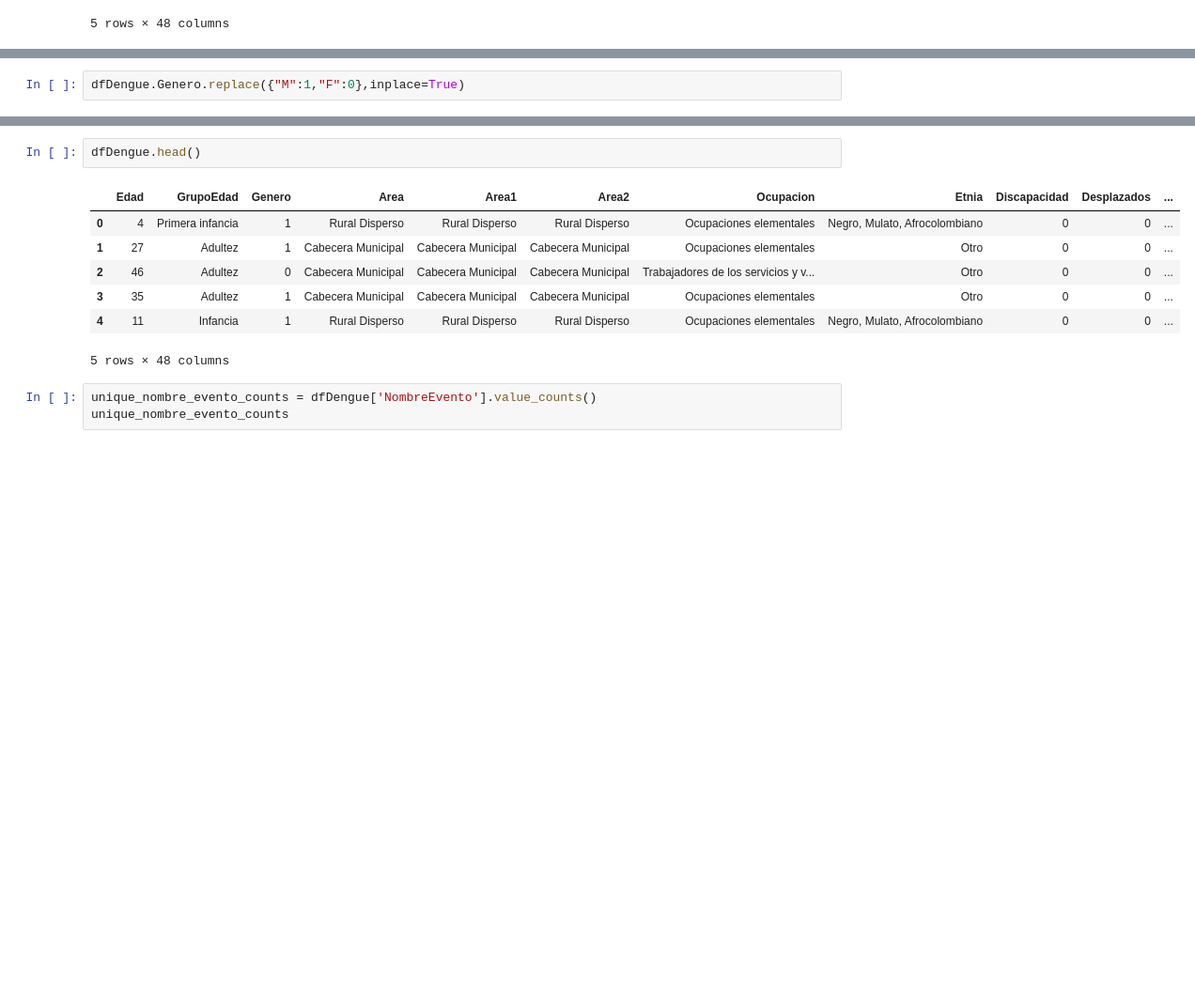
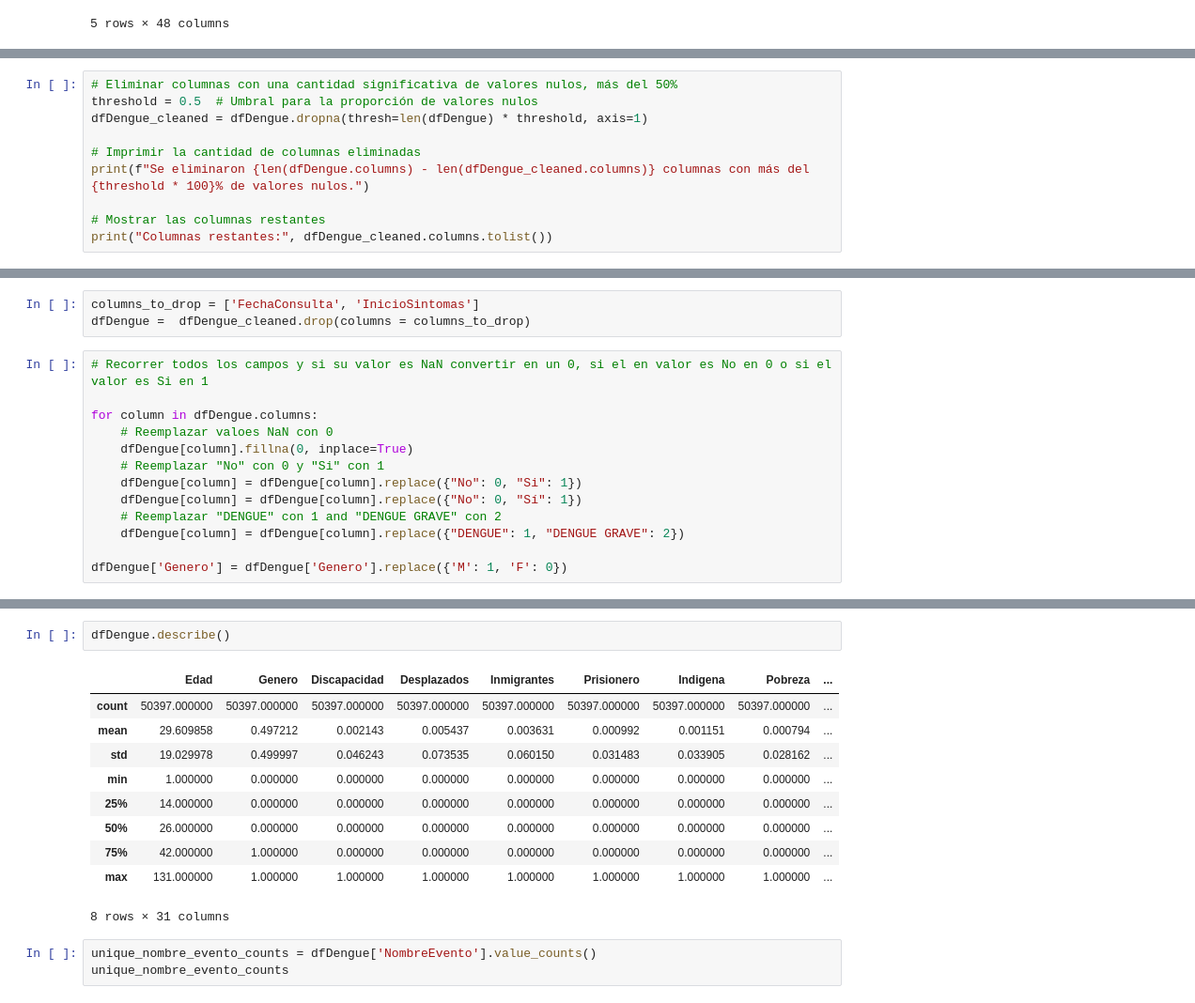
Before and after one commit to cam2149/MachinelearningI, a Jupyter notebook: Examen3_Ejercicio4.ipynb, the cells around one changed output, grey strips where cells are left out. Shown at 94% size. Saved outputs shown, nothing was run; the diff lists cells and outputs as text; blank space fills up the shorter version.

```diff
--- a/Examen3_Ejercicio4.ipynb
+++ b/Examen3_Ejercicio4.ipynb
@@ -158,2 +212,0 @@ plt.show()
-# %%
-dfDengue.Genero.replace({"M":1,"F":0},inplace=True)
@@ -190,0 +254,10 @@ dtype: int64
+# %%
+# Eliminar columnas con una cantidad significativa de valores nulos, más del 50%
+threshold = 0.5  # Umbral para la proporción de valores nulos
+dfDengue_cleaned = dfDengue.dropna(thresh=len(dfDengue) * threshold, axis=1)
+
+# Imprimir la cantidad de columnas eliminadas
+print(f"Se eliminaron {len(dfDengue.columns) - len(dfDengue_cleaned.columns)} columnas con más del {threshold * 100}% de valores nulos.")
+
+# Mostrar las columnas restantes
+print("Columnas restantes:", dfDengue_cleaned.columns.tolist())
@@ -190,0 +267,16 @@ dtype: int64
+# %%
+columns_to_drop = ['FechaConsulta', 'InicioSintomas']
+dfDengue =  dfDengue_cleaned.drop(columns = columns_to_drop)
+# %%
+# Recorrer todos los campos y si su valor es NaN convertir en un 0, si el en valor es No en 0 o si el valor es Si en 1
+
+for column in dfDengue.columns:
+    # Reemplazar valoes NaN con 0
+    dfDengue[column].fillna(0, inplace=True)
+    # Reemplazar "No" con 0 y "Si" con 1
+    dfDengue[column] = dfDengue[column].replace({"No": 0, "Si": 1})
+    dfDengue[column] = dfDengue[column].replace({"No": 0, "Sí": 1})
+    # Reemplazar "DENGUE" con 1 and "DENGUE GRAVE" con 2
+    dfDengue[column] = dfDengue[column].replace({"DENGUE": 1, "DENGUE GRAVE": 2})
+
+dfDengue['Genero'] = dfDengue['Genero'].replace({'M': 1, 'F': 0})
@@ -191,13 +304,16 @@ dtype: int64
 # %%
-dfDengue.head()
+dfDengue.describe()
 # %% [output]
-|  | Edad | GrupoEdad | Genero | Area | Area1 | Area2 | Ocupacion | Etnia | Discapacidad | Desplazados | ... |
-| 0 | 4 | Primera infancia | 1 | Rural Disperso | Rural Disperso | Rural Disperso | Ocupaciones elementales | Negro, Mulato, Afrocolombiano | 0 | 0 | ... |
-| 1 | 27 | Adultez | 1 | Cabecera Municipal | Cabecera Municipal | Cabecera Municipal | Ocupaciones elementales | Otro | 0 | 0 | ... |
-| 2 | 46 | Adultez | 0 | Cabecera Municipal | Cabecera Municipal | Cabecera Municipal | Trabajadores de los servicios y v... | Otro | 0 | 0 | ... |
-| 3 | 35 | Adultez | 1 | Cabecera Municipal | Cabecera Municipal | Cabecera Municipal | Ocupaciones elementales | Otro | 0 | 0 | ... |
-| 4 | 11 | Infancia | 1 | Rural Disperso | Rural Disperso | Rural Disperso | Ocupaciones elementales | Negro, Mulato, Afrocolombiano | 0 | 0 | ... |
+|  | Edad | Genero | Discapacidad | Desplazados | Inmigrantes | Prisionero | Indigena | Pobreza | ... |
+| count | 50397.000000 | 50397.000000 | 50397.000000 | 50397.000000 | 50397.000000 | 50397.000000 | 50397.000000 | 50397.000000 | ... |
+| mean | 29.609858 | 0.497212 | 0.002143 | 0.005437 | 0.003631 | 0.000992 | 0.001151 | 0.000794 | ... |
+| std | 19.029978 | 0.499997 | 0.046243 | 0.073535 | 0.060150 | 0.031483 | 0.033905 | 0.028162 | ... |
+| min | 1.000000 | 0.000000 | 0.000000 | 0.000000 | 0.000000 | 0.000000 | 0.000000 | 0.000000 | ... |
+| 25% | 14.000000 | 0.000000 | 0.000000 | 0.000000 | 0.000000 | 0.000000 | 0.000000 | 0.000000 | ... |
+| 50% | 26.000000 | 0.000000 | 0.000000 | 0.000000 | 0.000000 | 0.000000 | 0.000000 | 0.000000 | ... |
+| 75% | 42.000000 | 1.000000 | 0.000000 | 0.000000 | 0.000000 | 0.000000 | 0.000000 | 0.000000 | ... |
+| max | 131.000000 | 1.000000 | 1.000000 | 1.000000 | 1.000000 | 1.000000 | 1.000000 | 1.000000 | ... |
-5 rows × 48 columns
+8 rows × 31 columns
 # %%
 unique_nombre_evento_counts = dfDengue['NombreEvento'].value_counts()
 unique_nombre_evento_counts
```
Also changed, not shown: parts of 33 cells of this notebook.
